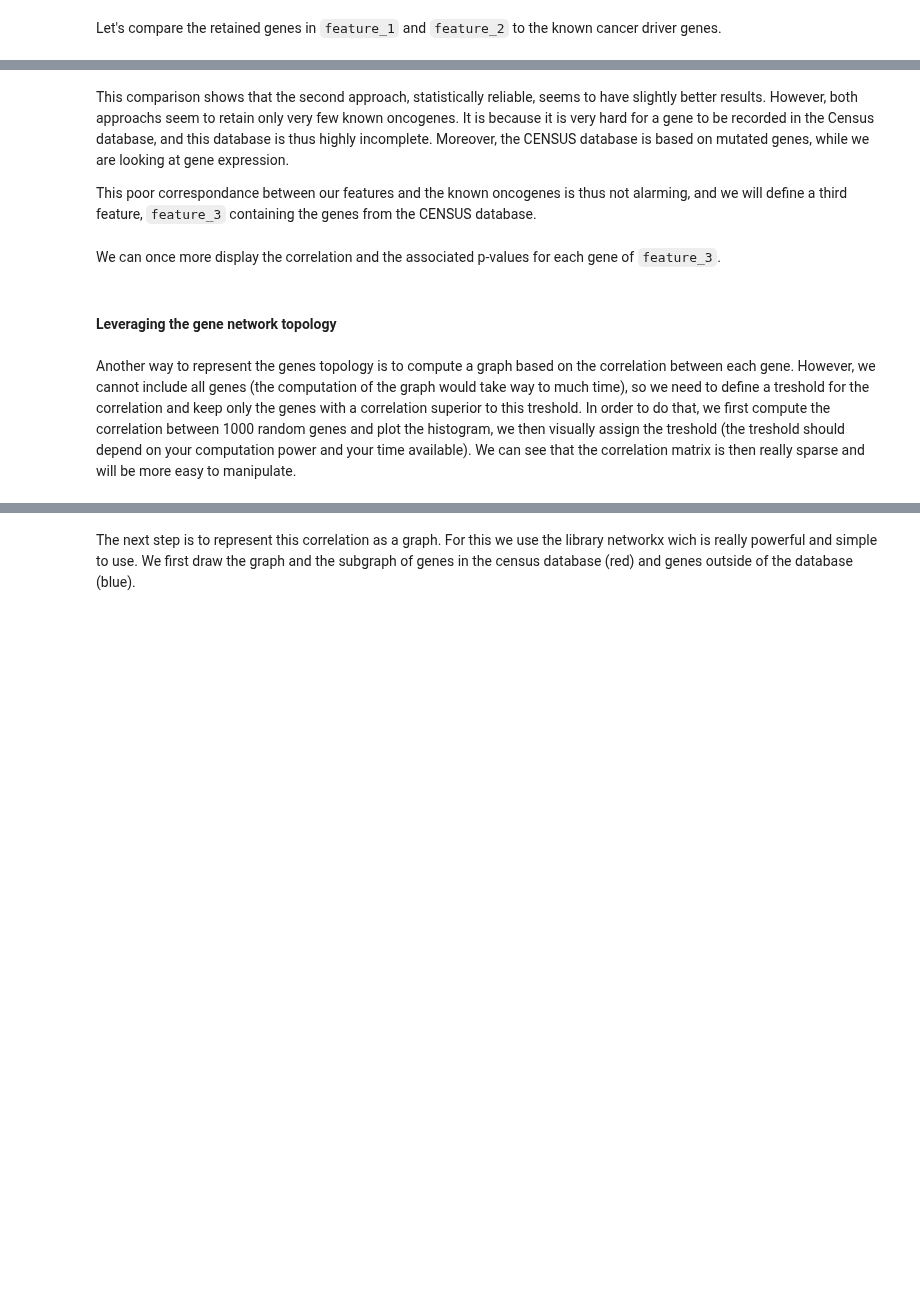
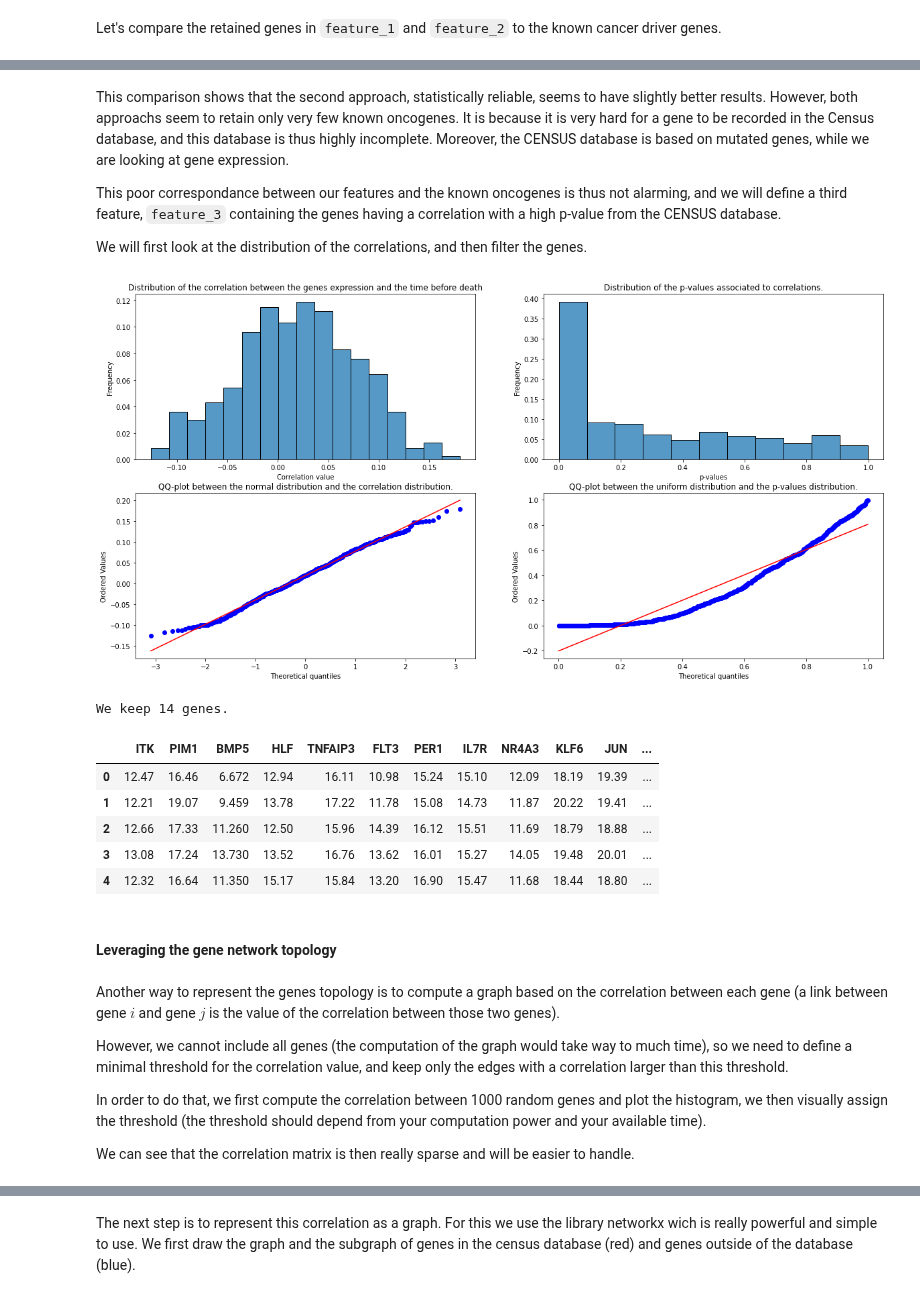
Before and after one commit to StephaneBereux/Cancer-survival-challenge, a Jupyter notebook: starting_kit.ipynb, the cells around one changed output, grey strips where cells are left out. Saved outputs shown, nothing was run; the diff lists cells and outputs as text; code cells hidden in the pictures; blank space fills up the shorter version.

````diff
--- a/starting_kit.ipynb
+++ b/starting_kit.ipynb
@@ -544,4 +608,6 @@ print('They are %i genes both in the Census database and in feature_2.' % len(ge
 # %% [markdown]
 This comparison shows that the second approach, statistically reliable, seems to have slightly better results. However, both approachs seem to retain only very few known oncogenes. It is because it is very hard for a gene to be recorded in the Census database, and this database is thus highly incomplete. Moreover, the CENSUS database is based on mutated genes, while we are looking at gene expression.
 
-This poor correspondance between our features and the known oncogenes is thus not alarming, and we will define a third feature, ```feature_3``` containing the genes from the CENSUS database.
+This poor correspondance between our features and the known oncogenes is thus not alarming, and we will define a third feature, ```feature_3``` containing the genes having a correlation with a high p-value from the CENSUS database.
+
+We will first look at the distribution of the correlations, and then filter the genes.
@@ -550,14 +614,34 @@ feature_3 = X_train.filter(common_genes)
-# %% [markdown]
-We can once more display the correlation and the associated p-values for each gene of ```feature_3```.
-# %%
-log_time = np.log(y_train)
-correlation_df = compute_correlations(feature_3, log_time)
-display_correlations(correlation_df)
+# %%
+X_census = X_train.filter(genes_consensus)
+correlation_df = compute_correlations(X_census, log_time)
+display_correlations(correlation_df)
+
+# As before, we use Bonferroni correction
+bonferroni_alpha = 0.05 / X_census.shape[1]
+sign_corr = correlation_df[np.abs(correlation_df['p_value']) < bonferroni_alpha]
+sign_correlation_genes = sign_corr.index.to_numpy()
+feature_3 = X_train.filter(sign_correlation_genes)
+print('We keep %i genes for the feature_3.' % feature_3.shape[1])
+feature_3.head()
+# %% [output]
+[figure, added]
+We keep 14 genes.
+|  | ITK | PIM1 | BMP5 | HLF | TNFAIP3 | FLT3 | PER1 | IL7R | NR4A3 | KLF6 | JUN | ... |
+| 0 | 12.47 | 16.46 | 6.672 | 12.94 | 16.11 | 10.98 | 15.24 | 15.10 | 12.09 | 18.19 | 19.39 | ... |
+| 1 | 12.21 | 19.07 | 9.459 | 13.78 | 17.22 | 11.78 | 15.08 | 14.73 | 11.87 | 20.22 | 19.41 | ... |
+| 2 | 12.66 | 17.33 | 11.260 | 12.50 | 15.96 | 14.39 | 16.12 | 15.51 | 11.69 | 18.79 | 18.88 | ... |
+| 3 | 13.08 | 17.24 | 13.730 | 13.52 | 16.76 | 13.62 | 16.01 | 15.27 | 14.05 | 19.48 | 20.01 | ... |
+| 4 | 12.32 | 16.64 | 11.350 | 15.17 | 15.84 | 13.20 | 16.90 | 15.47 | 11.68 | 18.44 | 18.80 | ... |
 # %% [markdown]
 ####  Leveraging the gene network topology <a name="leveraging_the_gene_network_topology"></a>
 # %% [markdown]
-Another way to represent the genes topology is to compute a graph based on the correlation between each gene. However, we cannot include all genes (the computation of the graph would take way to much time), so we need to define a treshold for the correlation and keep only the genes with a correlation superior to this treshold.
-In order to do that, we first compute the correlation between 1000 random genes and plot the histogram, we then visually assign the treshold (the treshold should depend on your computation power and your time available). We can see that the correlation matrix is then really sparse and will be more easy to manipulate.
+Another way to represent the genes topology is to compute a graph based on the correlation between each gene (a link between gene $i$ and gene $j$ is the value of the correlation between those two genes).
+
+However, we cannot include all genes (the computation of the graph would take way to much time), so we need to define a minimal threshold for the correlation value, and keep only the edges with a correlation larger than this threshold.
+
+In order to do that, we first compute the correlation between 1000 random genes and plot the histogram, we then visually assign the threshold (the threshold should depend from your computation power and your available time).
+
+We can see that the correlation matrix is then really sparse and will be easier to handle.
 # %%
 n_genes = 1000
 random_genes = np.random.choice(X_train.columns, size=n_genes, replace=False)
````
Also changed, not shown: parts of 29 cells of this notebook, 2 other files.
